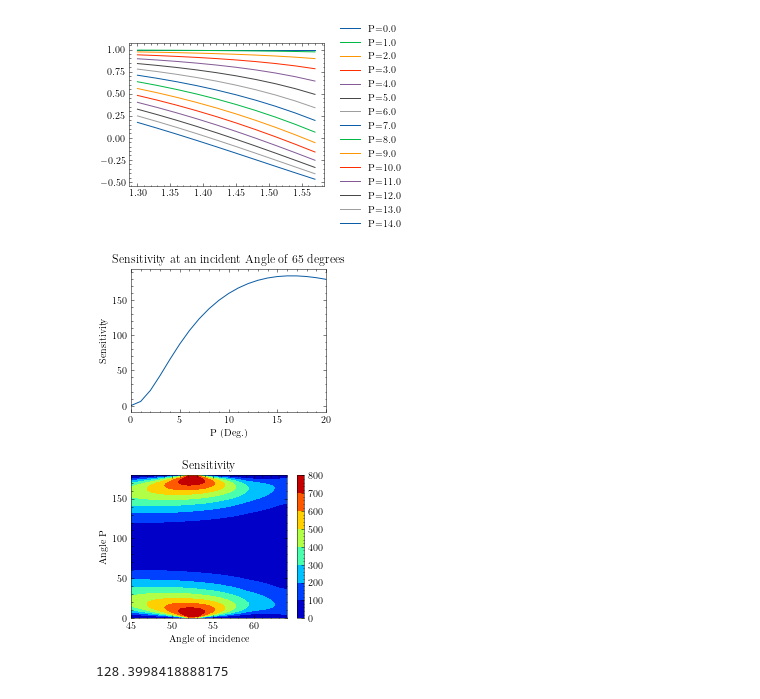
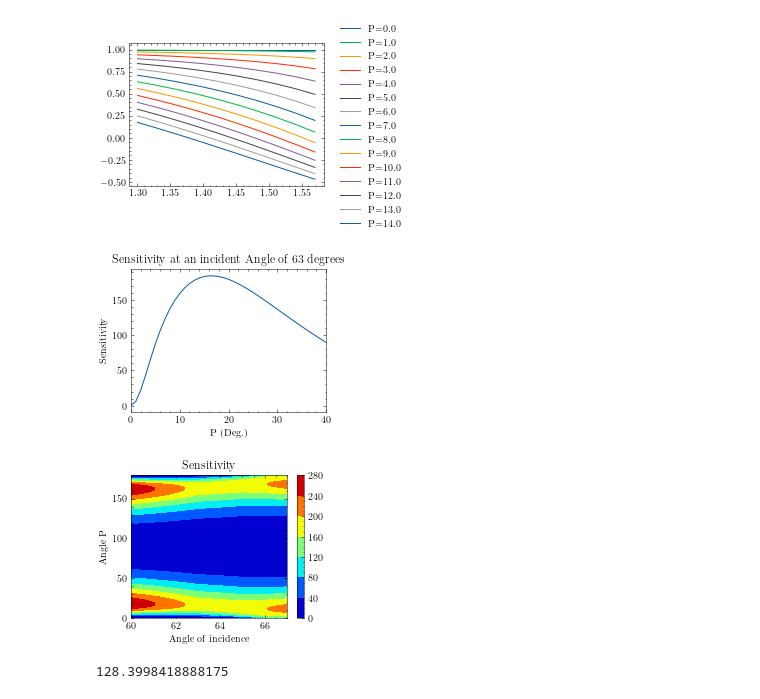
Before and after one commit to cxypnp/refractionIndexJUNO, a Jupyter notebook: intensityPre.ipynb, the cells around one changed output. Drawn from its saved outputs; the diff is of its cells as text; code cells hidden in the pictures.

```diff
--- a/intensityPre.ipynb
+++ b/intensityPre.ipynb
@@ -144,7 +144,7 @@ fig1.legend(bbox_to_anchor=(0.95, 1), loc=2, borderaxespad=0)
 # A=[pi/360*i for i in range(360)]
 # P=[pi/180*i for i in range(180)]
 P=[pi/180*i for i in range(180)]
-anglei_input=[pi/180*(i+45) for i in range(20)]
+anglei_input=[pi/180*(i+60) for i in range(8)]
 # anglei_input=[pi/180*(i+30) for i in range(50)]
 P=npy.array(P)
 ap=P/pi*180
@@ -154,39 +154,39 @@ ax.plot(ap,sensitivity,label='Sensitivity')
 # ax.legend()
 ax.set_xlabel("P (Deg.)")
 ax.set_ylabel('Sensitivity')
-ax.set_title('Sensitivity at an incident Angle of 65 degrees')
+ax.set_title('Sensitivity at an incident Angle of 63 degrees')
 fig.patch.set_facecolor('white')
 fig.savefig('figure_I63/sensitivityVsP.png',dpi=1000)
-ax.set_xlim(0,20)
+ax.set_xlim(0,40 )
 fig.savefig('figure_I63/sensitivityVsP_enlarge.png',dpi=1000)
 
 
 n_input=npy.array(n_input)
 anglei_input=npy.array(anglei_input)
 ai=anglei_input/pi*180
 ai,ap=npy.meshgrid(ai,ap )
 anglei_input,P=npy.meshgrid(anglei_input, P)
 # maxintensity=ntointensity_max(1.3,0,anglei_input,P)
 maxintensity=intensity_max_change(1.3,0,anglei_input,P)
 fig,ax=plt.subplots()
 # cset1 = ax.contourf(ai,ap, maxintensity)
 cset1 = ax.contourf(ai,ap, maxintensity,cmap=cm.jet)
 ax.set_xlabel('Angle of incidence')
 ax.set_ylabel('Angle P')
 ax.set_title('Sensitivity')
 cbar = fig.colorbar(cset1)
 plt.show()
 fig.patch.set_facecolor('white')
 # fig.savefig('figure_pre/find_p_anglei_65Deg.png',dpi=1000)
 fig.savefig('figure_pre/find_p_anglei.png',dpi=1000)
 # ax.set_xlim(64,66)
 # ax.set_xlim(45,65)
 # ax.set_ylim(0,15)
 # # fig.savefig('figure_pre/find_p_anglei_65Deg_enlarge.png',dpi=1000)
 # fig.savefig('figure_pre/find_p_anglei_enlarge.png',dpi=1000)
 # %% [output]
-[figure, old version]
+[figure, new version]
-[figure, old version]
+[figure, new version]
 # %%
 print(2.241/pi*180)
 # %% [output]
```
